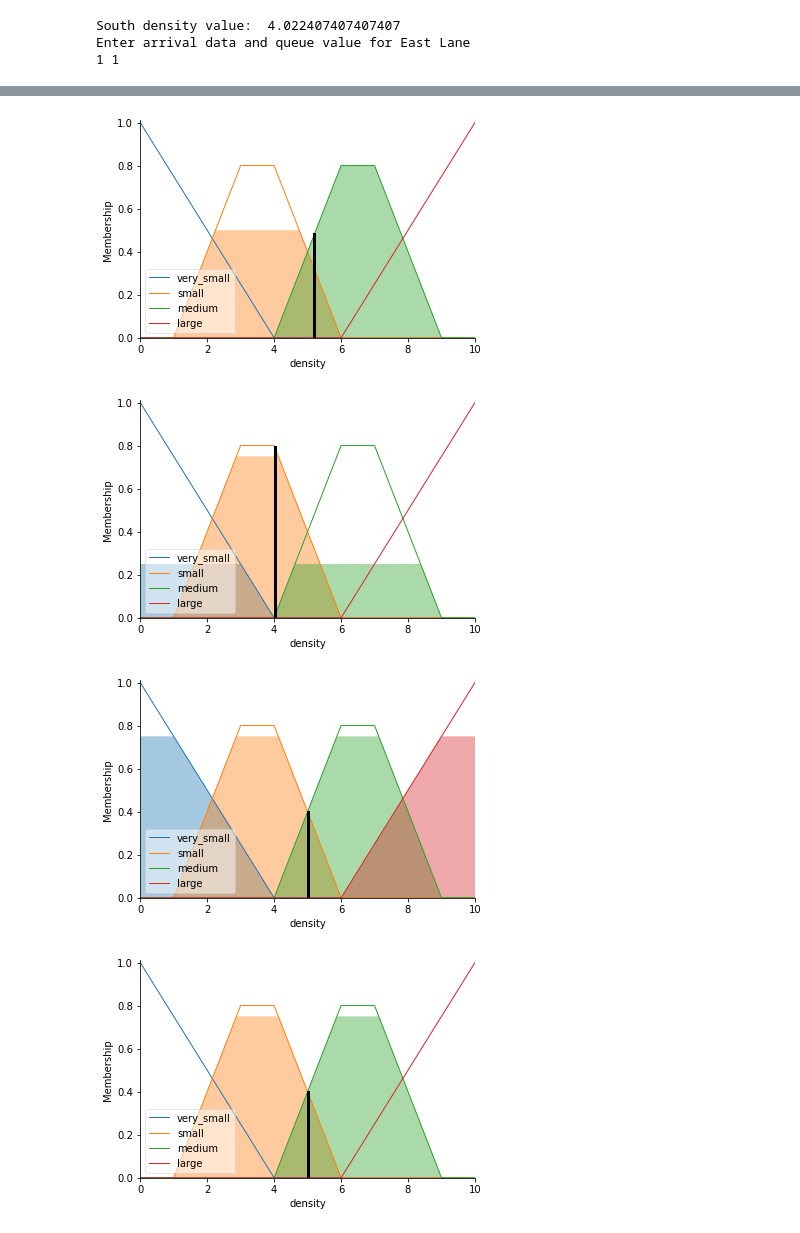
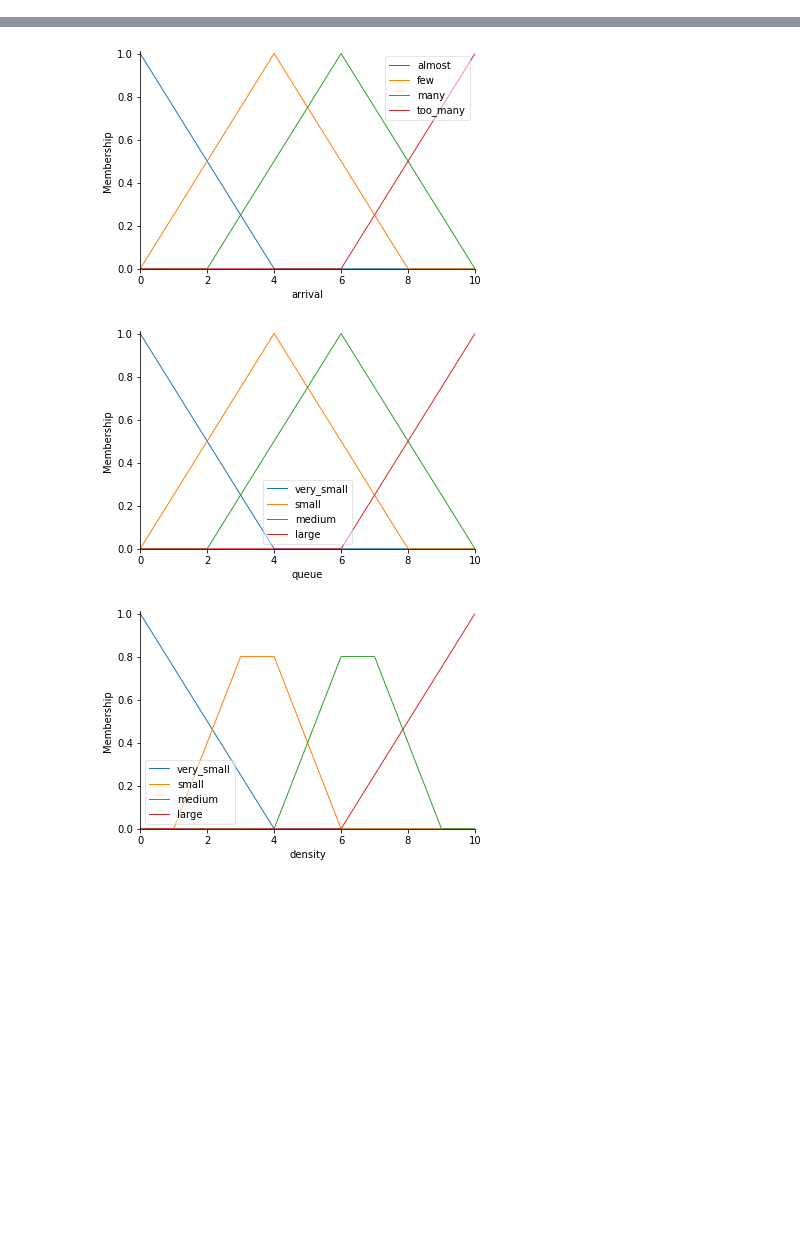
Before and after one commit to KushalOO7/M.tech_AI_and_ML, a Jupyter notebook: TERM_1/Knowledge Based Expert Systems/KBES_FUZZY.ipynb, the cells around one changed output, grey strips where cells are left out. Saved outputs shown, nothing was run; the diff lists cells and outputs as text; code cells hidden in the pictures; blank space fills up the shorter version.

```diff
--- a/TERM_1/Knowledge Based Expert Systems/KBES_FUZZY.ipynb
+++ b/TERM_1/Knowledge Based Expert Systems/KBES_FUZZY.ipynb
@@ -3,25 +3,32 @@ import numpy as np
 from skfuzzy import control as ctrl
 import skfuzzy as fuzz
 import math
+
+
 arrival=ctrl.Antecedent(np.arange(0,11,1),'arrival')
 queue=ctrl.Antecedent(np.arange(0,11,1),'queue')
 density=ctrl.Consequent(np.arange(0,11,1),'density')
+
 #----------
 arrival['almost']=fuzz.trimf(arrival.universe,[0,0,4])
 arrival['few']=fuzz.trimf(arrival.universe,[0,4,8])
 arrival['many']=fuzz.trimf(arrival.universe,[2,6,10])
 arrival['too_many']=fuzz.trimf(arrival.universe,[6,10,10])
+arrival.view()
+
 #---------
 queue['very_small']=fuzz.trimf(queue.universe,[0,0,4])
 queue['small']=fuzz.trimf(queue.universe,[0,4,8])
 queue['medium']=fuzz.trimf(queue.universe,[2,6,10])
 queue['large']=fuzz.trimf(queue.universe,[6,10,10])
+queue.view()
+
 #---------
 density['very_small']=fuzz.trimf(density.universe,[0,0,4])
 density['small']=fuzz.trimf(density.universe,[1,3.5,6])
 density['medium']=fuzz.trimf(density.universe,[4,6.5,9])
 density['large']=fuzz.trimf(density.universe,[6,10,10])
-
+density.view()
 
 #----------------
 
@@ -91,60 +98,4 @@ extRule16=ctrl.Rule(dense_val1['large'] | dense_val2['large'],extension['zero'])
 
 extension_system=ctrl.ControlSystem([extRule1,extRule2,extRule3,extRule4,extRule5,extRule6,extRule7,extRule8,extRule9,extRule10,extRule11,extRule12,extRule13,extRule14,extRule15,extRule16])
 extension_system=ctrl.ControlSystemSimulation(extension_system)
-while(True):
-    ns=25
-    ew=25
-    print("Enter arrival data and queue value for North Lane")
-    n=list(map(int,input().split()))
-    density_system.input['arrival']=n[0]
-    density_system.input['queue']=n[1]
-    print('a')
-    density_system.compute()
-    print('b')
-    north_val=density_system.output['density']
-    print("North density value: ",north_val)
-    density.view(sim=density_system)
-    print("Enter arrival data and queue value for South Lane")
-    s = list(map(int, input().split()))
-    density_system.input['arrival'] = s[0]
-    density_system.input['queue'] = s[1]
-    density_system.compute()
-    south_val = density_system.output['density']
-    print("South density value: ", south_val)
-    density.view(sim=density_system)
-    ns_sum=(north_val+south_val)//2
-    print("Enter arrival data and queue value for East Lane")
-    e = list(map(int, input().split()))
-    density_system.input['arrival'] = e[0]
-    density_system.input['queue'] = e[1]
-    density_system.compute()
-    east_val = density_system.output['density']
-    print("East density value: ", east_val)
-    density.view(sim=density_system)
-    print("Enter arrival data and queue value for West Lane")
-    w = list(map(int, input().split()))
-    density_system.input['arrival'] = w[0]
-    density_system.input['queue'] = w[1]
-    density_system.compute()
-    west_val = density_system.output['density']
-    print("West density value: ", west_val)
-    density.view(sim=density_system)
-    ew_sum=(east_val+west_val)//2
-    extension_system.input['dense_val1']=ns_sum
-    extension_system.input['dense_val2']=ew_sum
-    extension_system.compute()
-    extend_val=extension_system.output['extension']
-    extend_val=math.ceil(extend_val)
-    if(ns_sum>ew_sum):
-        ns+=extend_val
-        if(ns>50):
-            ns=50
-    else:
-        ew+=extend_val
-        if(ew>50):
-            ew=50
-    print("New Values are")
-    print("North-South Lane",ns)
-    print("East_west_Lane",ew)
-    break
 # %% [output]
@@ -158,3 +101,0 @@ Enter arrival data and queue value for South Lane
-South density value:  4.022407407407407
-Enter arrival data and queue value for East Lane
-1 1
@@ -168,4 +102,3 @@ East_west_Lane 44
-[figure, old version]
+[figure, new version]
-[figure, old version]
+[figure, new version]
-[figure, old version]
+[figure, new version]
-[figure, removed]
```
Also changed, not shown: parts of 2 cells of this notebook, 1 other file.
